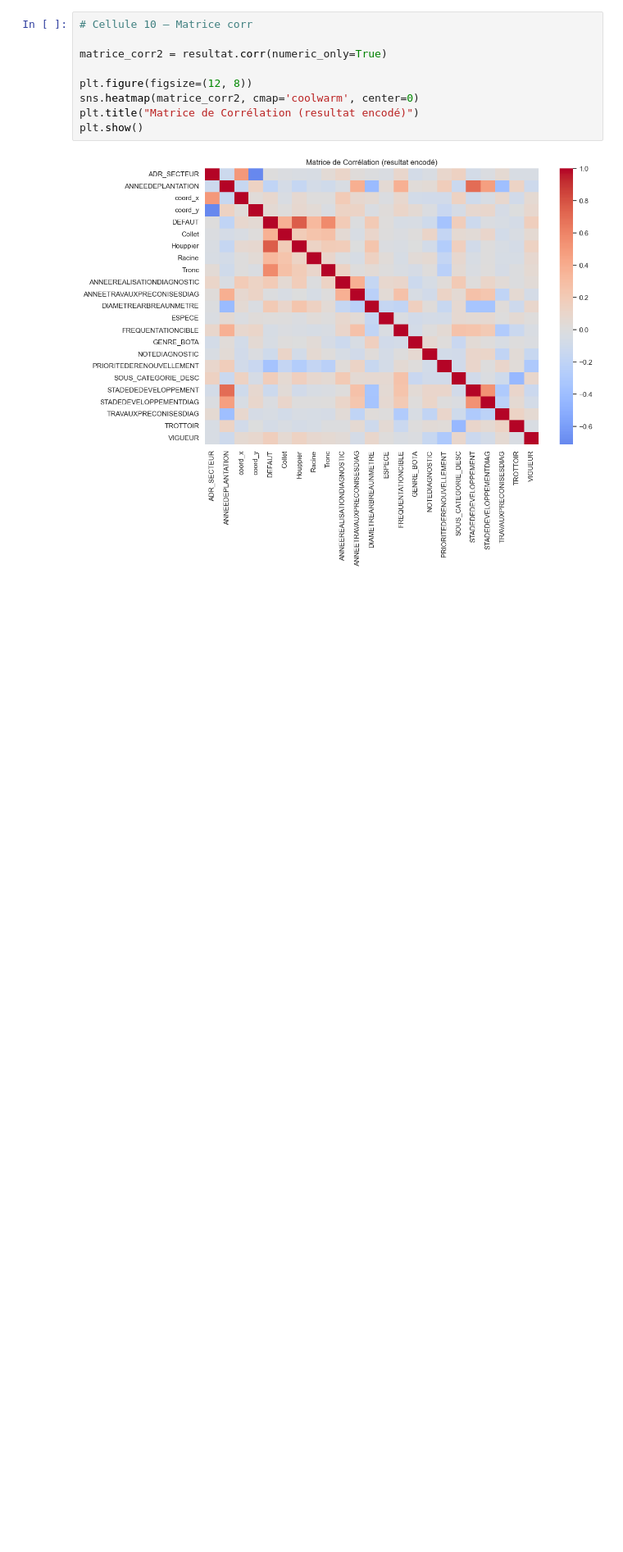
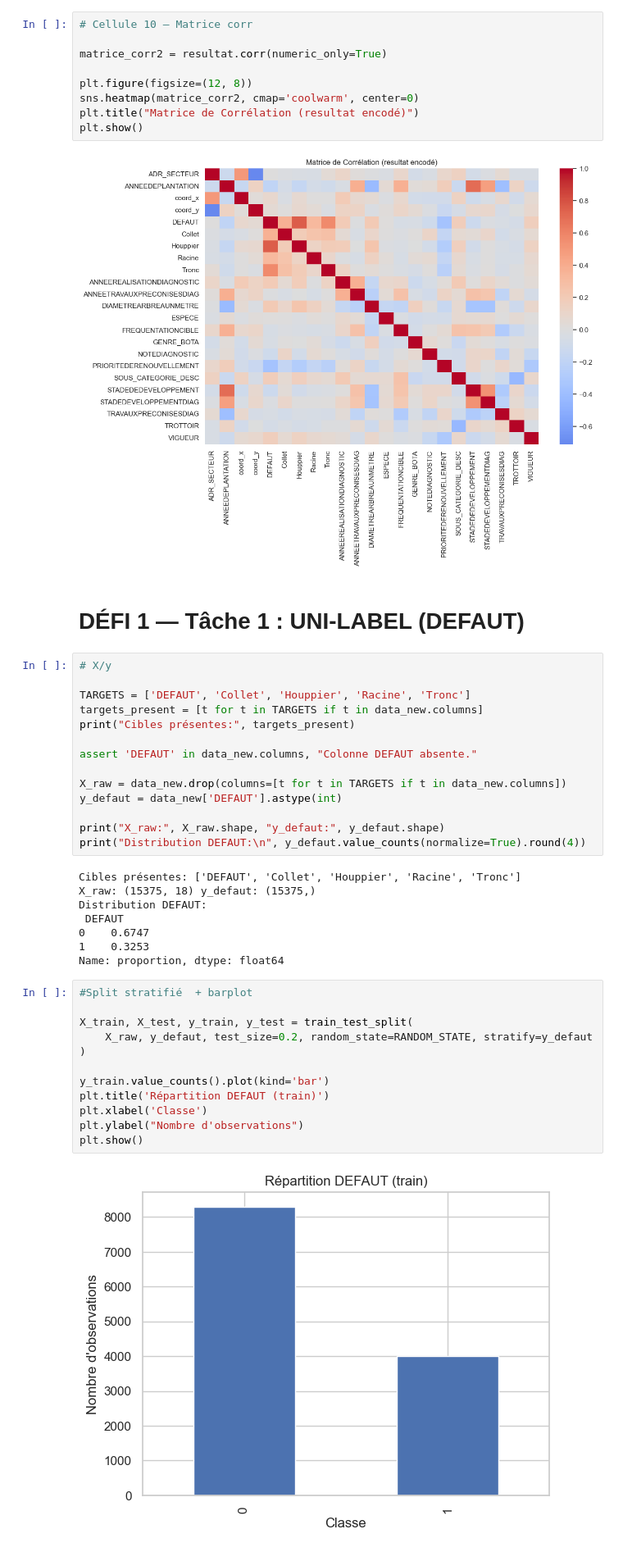
Before and after one commit to mohoualiamrouni/FDEC_Project, a Jupyter notebook: FDEC_notebook.ipynb, the cells around one changed output. Shown at 82% size. Saved outputs shown, nothing was run; the diff lists cells and outputs as text; blank space fills up the shorter version.

Commit message:
defi1: setup binary task (DEFAUT), stratified split, preprocessing pipelines

```diff
--- a/FDEC_notebook.ipynb
+++ b/FDEC_notebook.ipynb
@@ -213,3 +215,41 @@ plt.title("Matrice de Corrélation (resultat encodé)")
 plt.show()
 # %% [output]
 [figure]
+# %% [markdown]
+# DÉFI 1 — Tâche 1 : UNI-LABEL (DEFAUT)
+# %%
+# X/y
+
+TARGETS = ['DEFAUT', 'Collet', 'Houppier', 'Racine', 'Tronc']
+targets_present = [t for t in TARGETS if t in data_new.columns]
+print("Cibles présentes:", targets_present)
+
+assert 'DEFAUT' in data_new.columns, "Colonne DEFAUT absente."
+
+X_raw = data_new.drop(columns=[t for t in TARGETS if t in data_new.columns])
+y_defaut = data_new['DEFAUT'].astype(int)
+
+print("X_raw:", X_raw.shape, "y_defaut:", y_defaut.shape)
+print("Distribution DEFAUT:\n", y_defaut.value_counts(normalize=True).round(4))
+# %% [output]
+Cibles présentes: ['DEFAUT', 'Collet', 'Houppier', 'Racine', 'Tronc']
+X_raw: (15375, 18) y_defaut: (15375,)
+Distribution DEFAUT:
+ DEFAUT
+0    0.6747
+1    0.3253
+Name: proportion, dtype: float64
+# %%
+#Split stratifié  + barplot
+
+X_train, X_test, y_train, y_test = train_test_split(
+    X_raw, y_defaut, test_size=0.2, random_state=RANDOM_STATE, stratify=y_defaut
+)
+
+y_train.value_counts().plot(kind='bar')
+plt.title('Répartition DEFAUT (train)')
+plt.xlabel('Classe')
+plt.ylabel("Nombre d'observations")
+plt.show()
+# %% [output]
+[figure, added]
```
Also changed, not shown: parts of 2 cells of this notebook.
